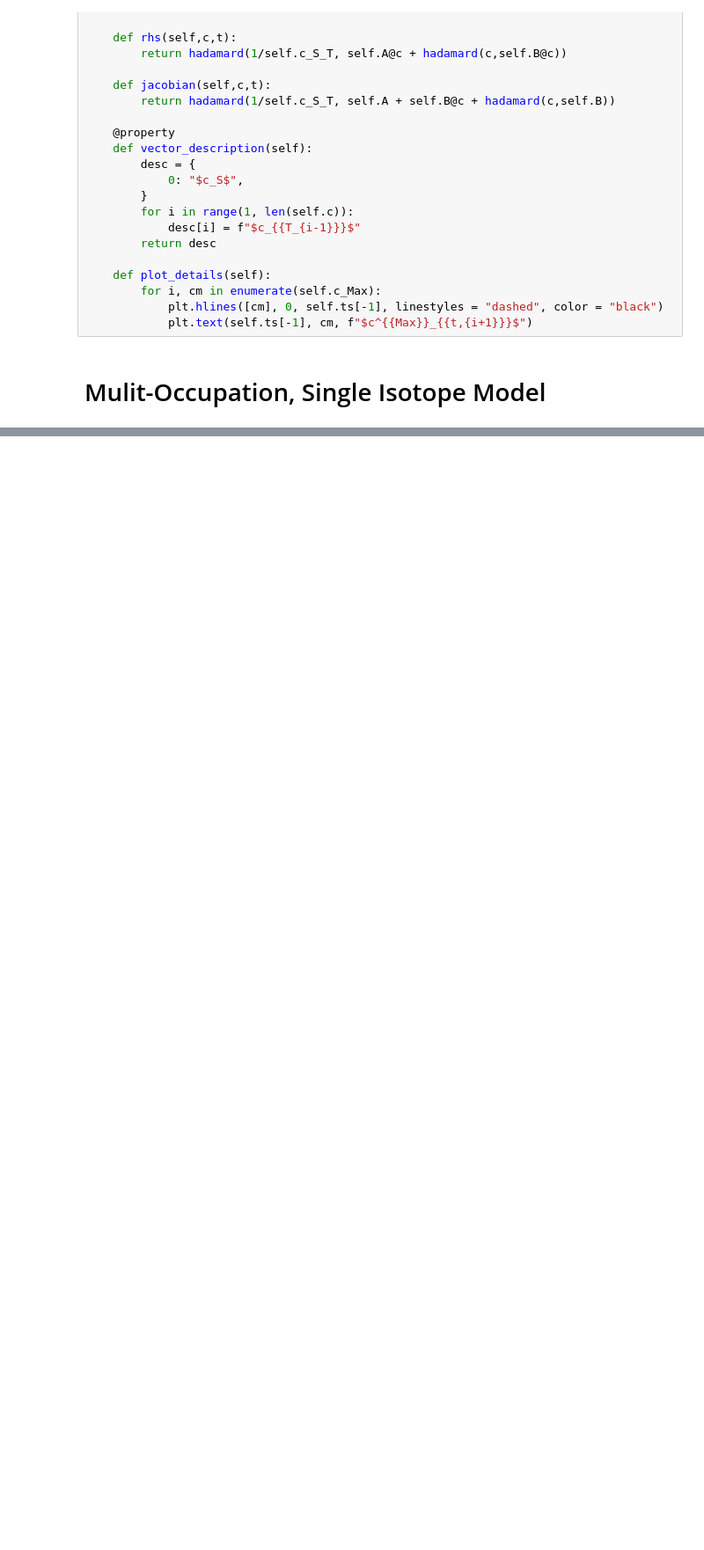
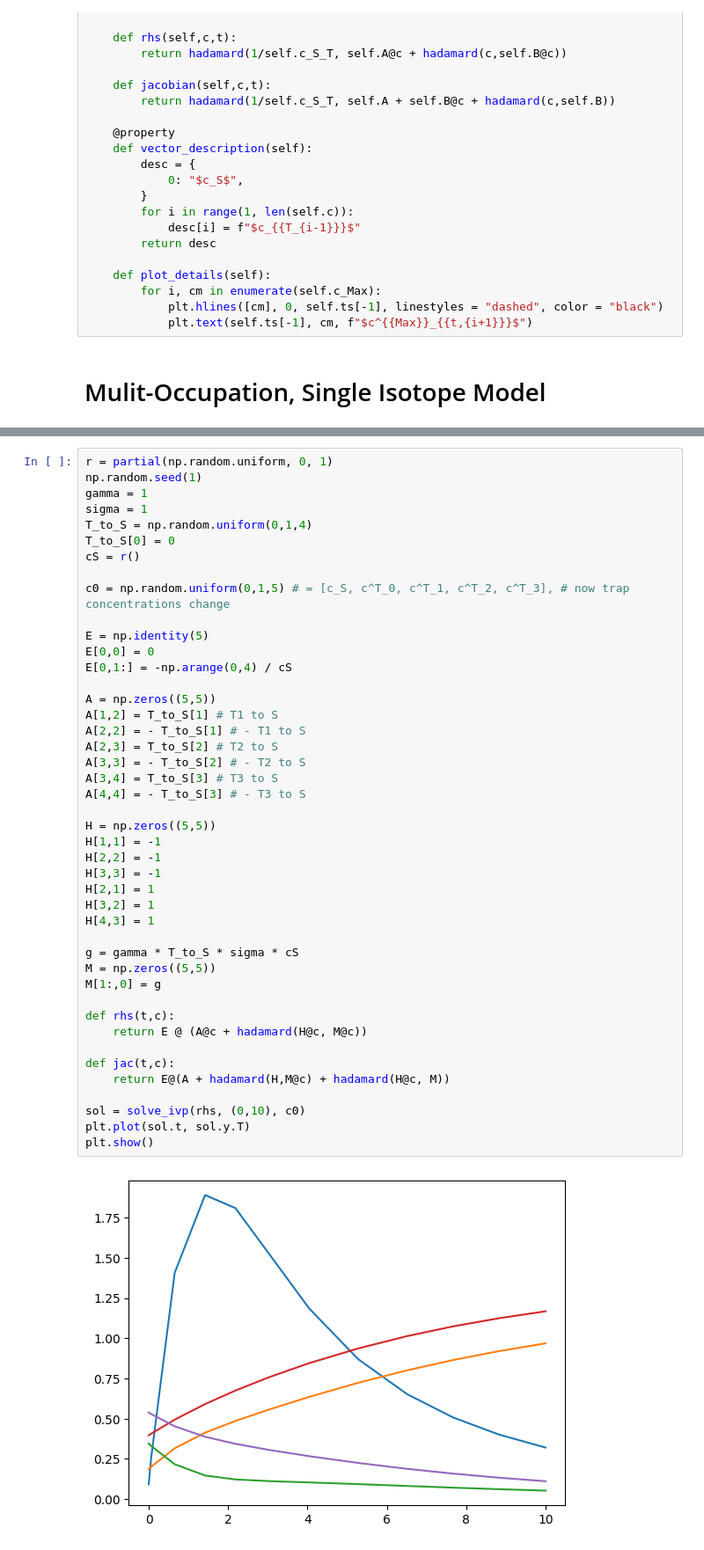
Before and after one commit to Davidxdydz/TrapDiffusion, a Jupyter notebook: StatesSimulation.ipynb, the cells around one changed output, grey strips where cells are left out. Shown: that part at 88% size. Saved outputs shown, nothing was run; the diff lists cells and outputs as text; blank space fills up the shorter version.

```diff
--- a/StatesSimulation.ipynb
+++ b/StatesSimulation.ipynb
@@ -163,0 +170,46 @@ class SingleOccupationMultipleIsotope(TrapDiffusion):
+# %%
+r = partial(np.random.uniform, 0, 1)
+np.random.seed(1)
+gamma = 1
+sigma = 1
+T_to_S = np.random.uniform(0,1,4)
+T_to_S[0] = 0
+cS = r()
+
+c0 = np.random.uniform(0,1,5) # = [c_S, c^T_0, c^T_1, c^T_2, c^T_3], # now trap concentrations change
+
+E = np.identity(5)
+E[0,0] = 0
+E[0,1:] = -np.arange(0,4) / cS
+
+A = np.zeros((5,5))
+A[1,2] = T_to_S[1] # T1 to S
+A[2,2] = - T_to_S[1] # - T1 to S
+A[2,3] = T_to_S[2] # T2 to S
+A[3,3] = - T_to_S[2] # - T2 to S
+A[3,4] = T_to_S[3] # T3 to S
+A[4,4] = - T_to_S[3] # - T3 to S
+
+H = np.zeros((5,5))
+H[1,1] = -1
+H[2,2] = -1
+H[3,3] = -1
+H[2,1] = 1
+H[3,2] = 1
+H[4,3] = 1
+
+g = gamma * T_to_S * sigma * cS
+M = np.zeros((5,5))
+M[1:,0] = g
+
+def rhs(t,c):
+    return E @ (A@c + hadamard(H@c, M@c))
+
+def jac(t,c):
+    return E@(A + hadamard(H,M@c) + hadamard(H@c, M))
+
+sol = solve_ivp(rhs, (0,10), c0)
+plt.plot(sol.t, sol.y.T)
+plt.show()
+# %% [output]
+[figure, added]
```
Also changed, not shown: parts of 1 cell of this notebook.
